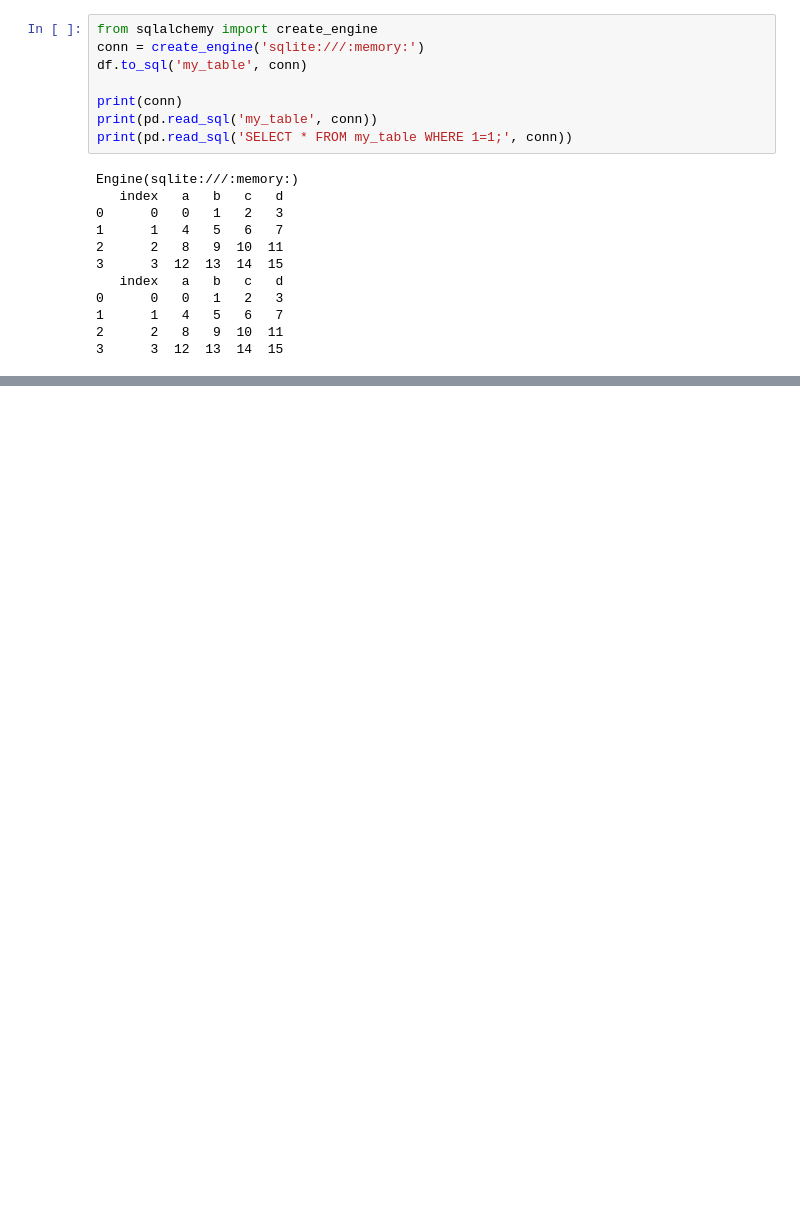
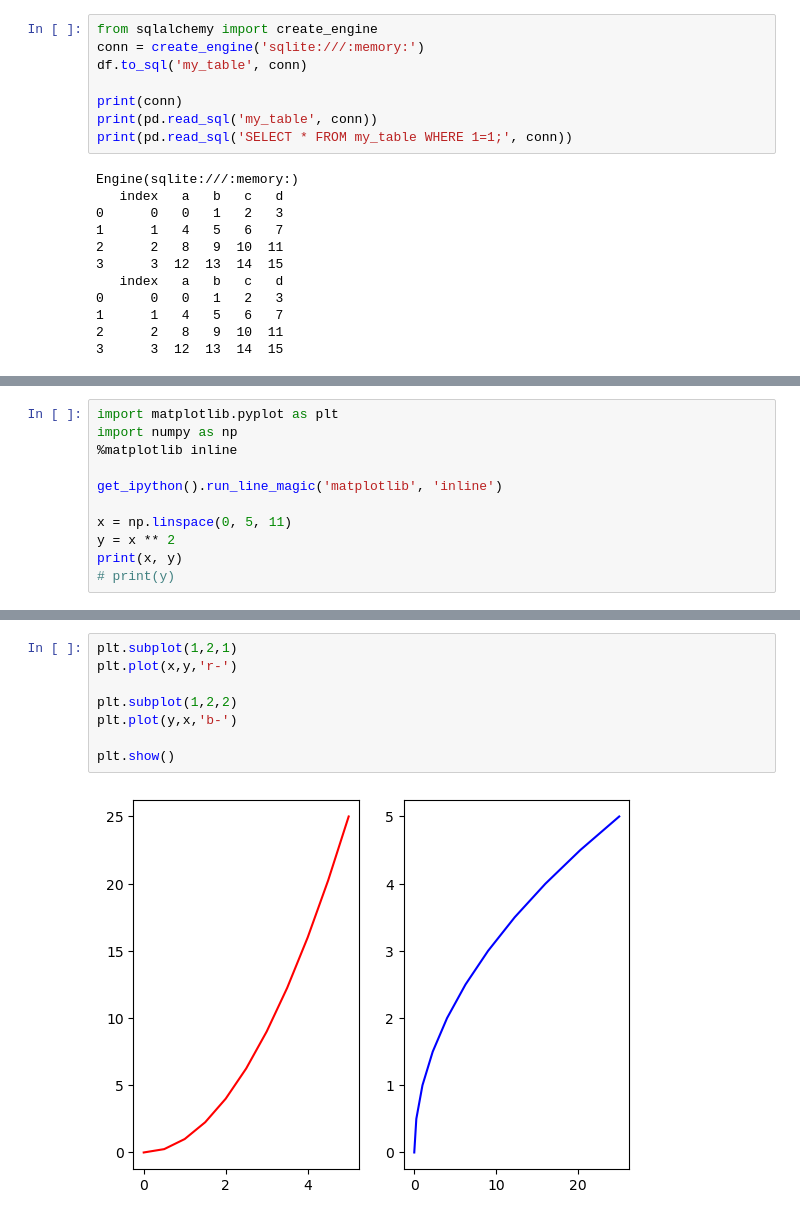
Before and after one commit to FarhanMS123/NeuralNetworkMemorandum, a Jupyter notebook: experiments/basic_python.ipynb, the cells around one changed output, grey strips where cells are left out. Drawn from its saved outputs; the diff is of its cells as text; blank space fills up the shorter version.

```diff
--- a/experiments/basic_python.ipynb
+++ b/experiments/basic_python.ipynb
@@ -624,0 +627,11 @@ Engine(sqlite:///:memory:)
+# %%
+import matplotlib.pyplot as plt
+import numpy as np
+%matplotlib inline
+
+get_ipython().run_line_magic('matplotlib', 'inline')
+
+x = np.linspace(0, 5, 11)
+y = x ** 2
+print(x, y)
+# print(y)
@@ -624,0 +663,10 @@ Engine(sqlite:///:memory:)
+# %%
+plt.subplot(1,2,1)
+plt.plot(x,y,'r-')
+
+plt.subplot(1,2,2)
+plt.plot(y,x,'b-')
+
+plt.show()
+# %% [output]
+[figure, added]
```
Also changed, not shown: parts of 5 cells of this notebook.
